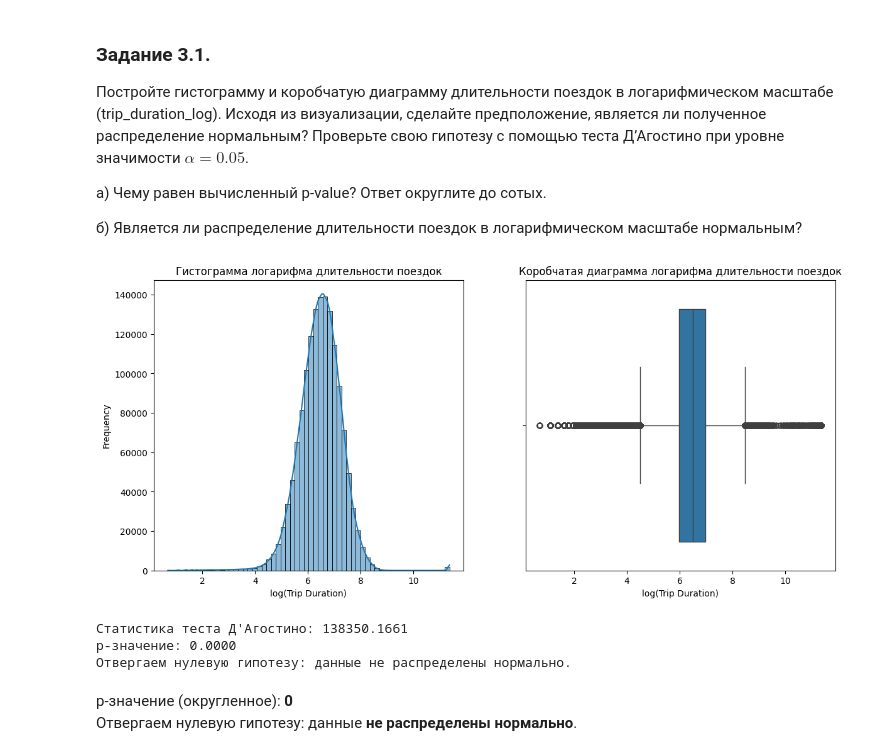
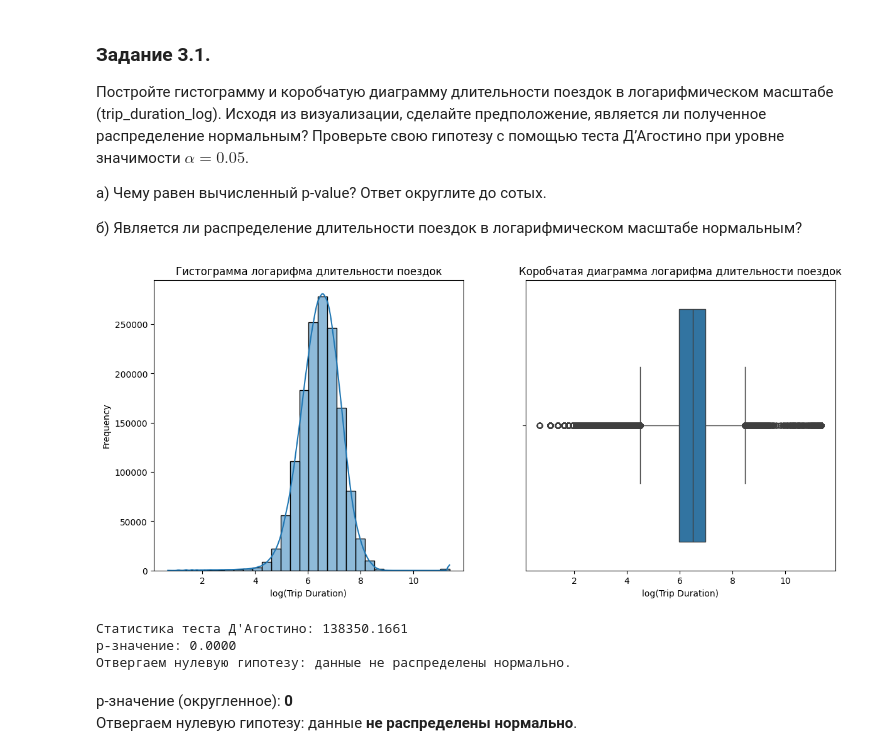
Before and after one commit to johnneon/PP_Team28_Taxi_Trip_Duration, a Jupyter notebook: PP_Team28.ipynb, the cells around one changed output. Cells and saved outputs as stored; diff of their text form; code cells hidden in the pictures.

```diff
--- a/PP_Team28.ipynb
+++ b/PP_Team28.ipynb
@@ -713,35 +693,35 @@ taxi_data['trip_duration_log'] = np.log(taxi_data['trip_duration']+1)
 # %%
 # Построим гистограмму
 plt.figure(figsize=(14, 6))
 
 plt.subplot(1, 2, 1)
-sns.histplot(taxi_data['trip_duration_log'], bins=60, kde=True)
+sns.histplot(taxi_data['trip_duration_log'], bins=30, kde=True)
 plt.title('Гистограмма логарифма длительности поездок')
 plt.xlabel('log(Trip Duration)')
 plt.ylabel('Frequency')
 
 # Построим коробчатую диаграмму
 plt.subplot(1, 2, 2)
 sns.boxplot(x=taxi_data['trip_duration_log'])
 plt.title('Коробчатая диаграмма логарифма длительности поездок')
 plt.xlabel('log(Trip Duration)')
 
 plt.show()
 
 # Проверим нормальность распределения с помощью теста Д’Агостино
 stat, p_value = normaltest(taxi_data['trip_duration_log'])
 
 print(f'Статистика теста Д\'Агостино: {stat:.4f}')
 print(f'p-значение: {p_value:.4f}')
 
 # Проверка гипотезы
 alpha = 0.05
 if p_value > alpha:
     print('Невозможно отвергнуть нулевую гипотезу: данные распределены нормально.')
 else:
     print('Отвергаем нулевую гипотезу: данные не распределены нормально.')
 # %% [output]
-[figure, old version]
+[figure, new version]
 Статистика теста Д'Агостино: 138350.1661
 p-значение: 0.0000
 Отвергаем нулевую гипотезу: данные не распределены нормально.
```
Also changed, not shown: parts of 31 cells of this notebook.
